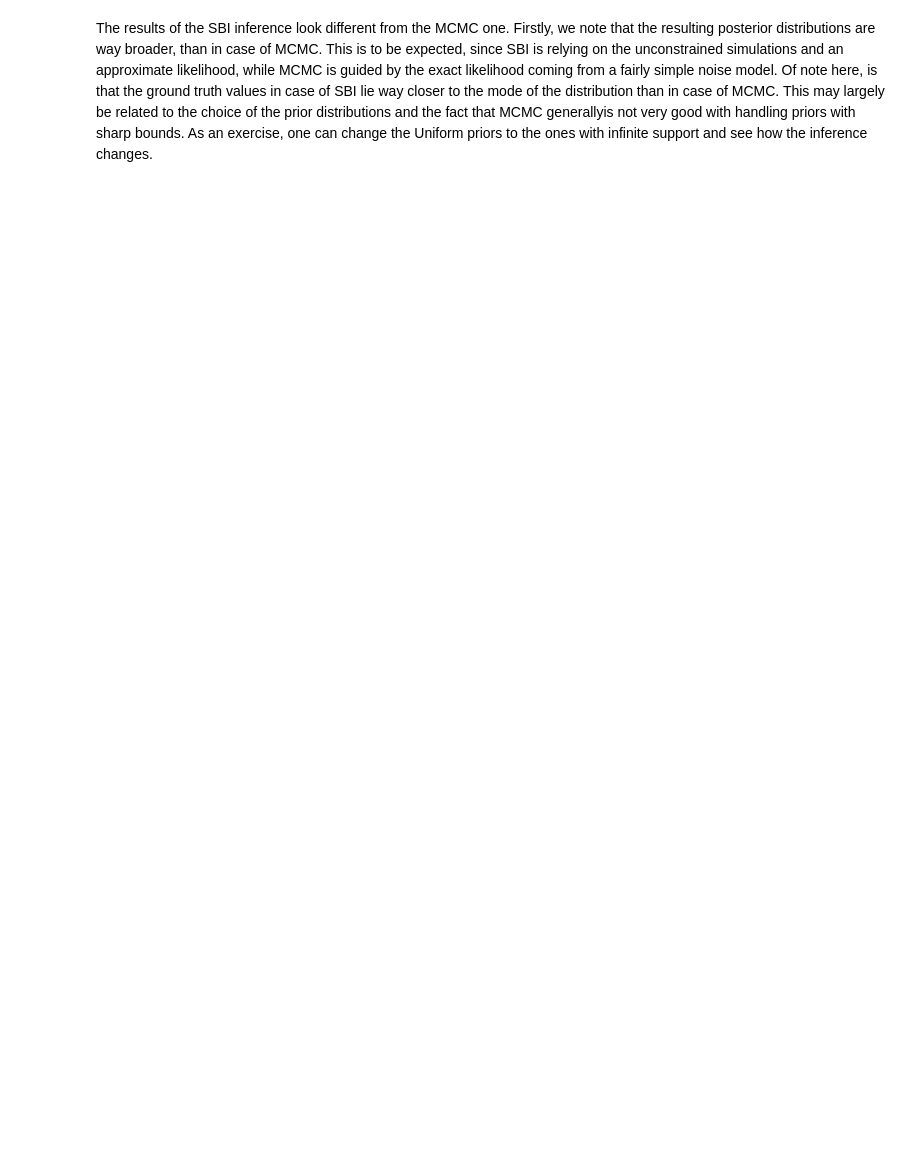
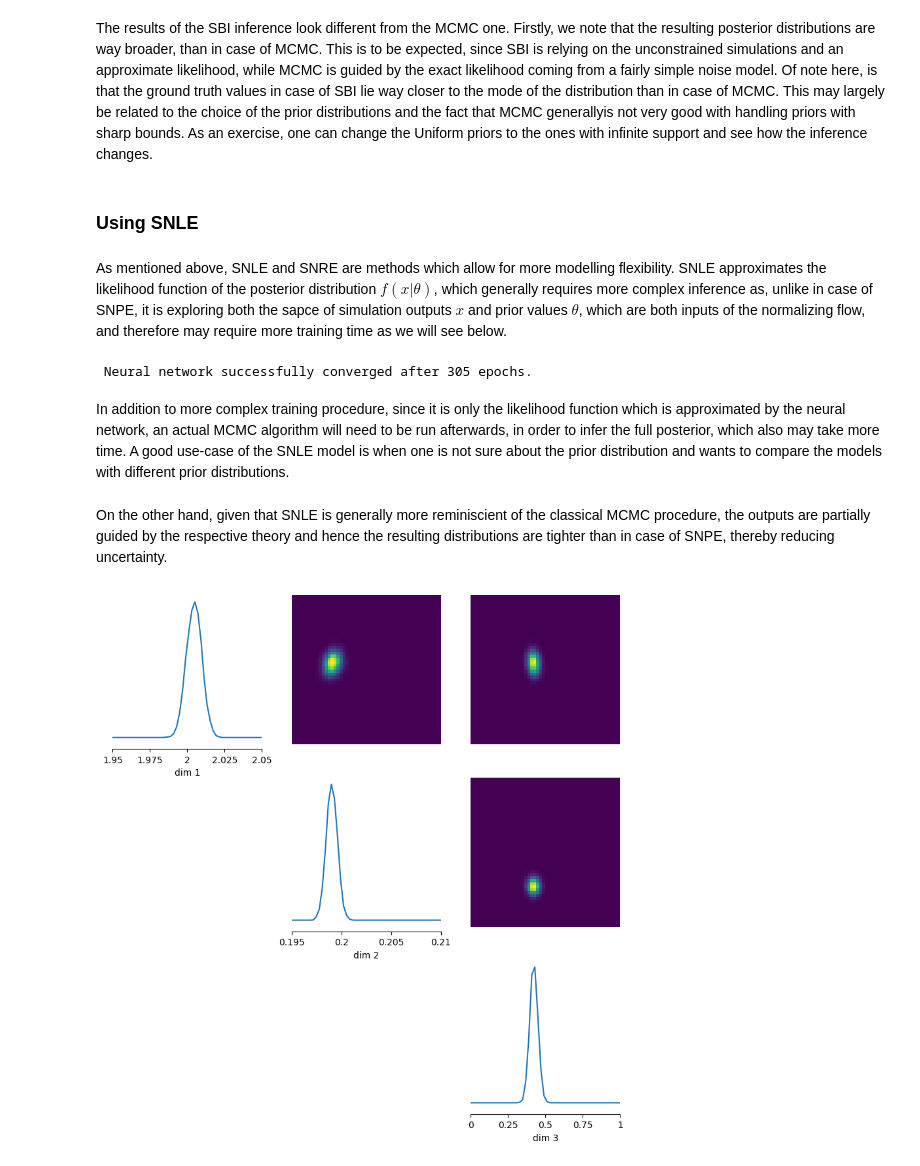
Before and after one commit to albazarova/sbi_intro, a Jupyter notebook: notebooks/2_MCMC_vs_sbi_ODE.ipynb, the cells around one changed output. Drawn from its saved outputs; the diff is of its cells as text; code cells hidden in the pictures; blank space fills up the shorter version.

Commit message:
method comparison odes

```diff
--- a/notebooks/2_MCMC_vs_sbi_ODE.ipynb
+++ b/notebooks/2_MCMC_vs_sbi_ODE.ipynb
@@ -207,2 +217,20 @@ fig, out = pairplot(samples, limits=[[1.95,2.05],[0.195,0.205]], fig_kwargs={'fi
 # %% [markdown]
 The results of the SBI inference look different from the MCMC one. Firstly, we note that the resulting posterior distributions are way broader, than in case of MCMC. This is to be expected, since SBI is relying on the unconstrained simulations and an approximate likelihood, while MCMC is guided by the exact likelihood coming from a fairly simple noise model. Of note here, is that the ground truth values in case of SBI lie way closer to the mode of the distribution than in case of MCMC. This may largely be related to the choice of the prior distributions and the fact that MCMC generallyis not very good with handling priors with sharp bounds. As an exercise, one can change the Uniform priors to the ones with infinite support and see how the inference changes.
+# %% [markdown]
+### Using SNLE
+# %% [markdown]
+As mentioned above, SNLE and SNRE are methods which allow for more modelling flexibility. SNLE approximates the likelihood function of the posterior distribution $f(x|\theta)$, which generally requires more complex inference as, unlike in case of SNPE, it is exploring both the sapce of simulation outputs $x$ and prior values $\theta$, which are both inputs of the normalizing flow, and therefore may require more training time as we will see below.
+# %%
+posterior = infer(simulator, prior, method="SNLE", num_simulations=5000,num_workers=-1)
+# %% [output]
+ Neural network successfully converged after 305 epochs.
+# %% [markdown]
+In addition to more complex training procedure, since it is only the likelihood function which is approximated by the neural network, an actual MCMC algorithm will need to be run afterwards, in order to infer the full posterior, which also may take more time. A good use-case of the SNLE model is when one is not sure about the prior distribution and wants to compare the models with different prior distributions.
+# %%
+samples_NLE = posterior.sample((10000,), x=observed_data.reshape((1,2000)))
+# %% [markdown]
+On the other hand, given that SNLE is generally more reminiscient of the classical MCMC procedure, the outputs are partially guided by the respective theory and hence the resulting distributions are tighter than in case of SNPE, thereby reducing uncertainty.
+# %%
+fig, out = pairplot(samples_NLE, limits=[[1.95,2.05],[0.195,0.21],[0.0,1.0]], fig_kwargs={'fig_size':(3,3)}, upper='kde', diag='kde')
+# %% [output]
+[figure, added]
```
Also changed, not shown: parts of 13 cells of this notebook.
